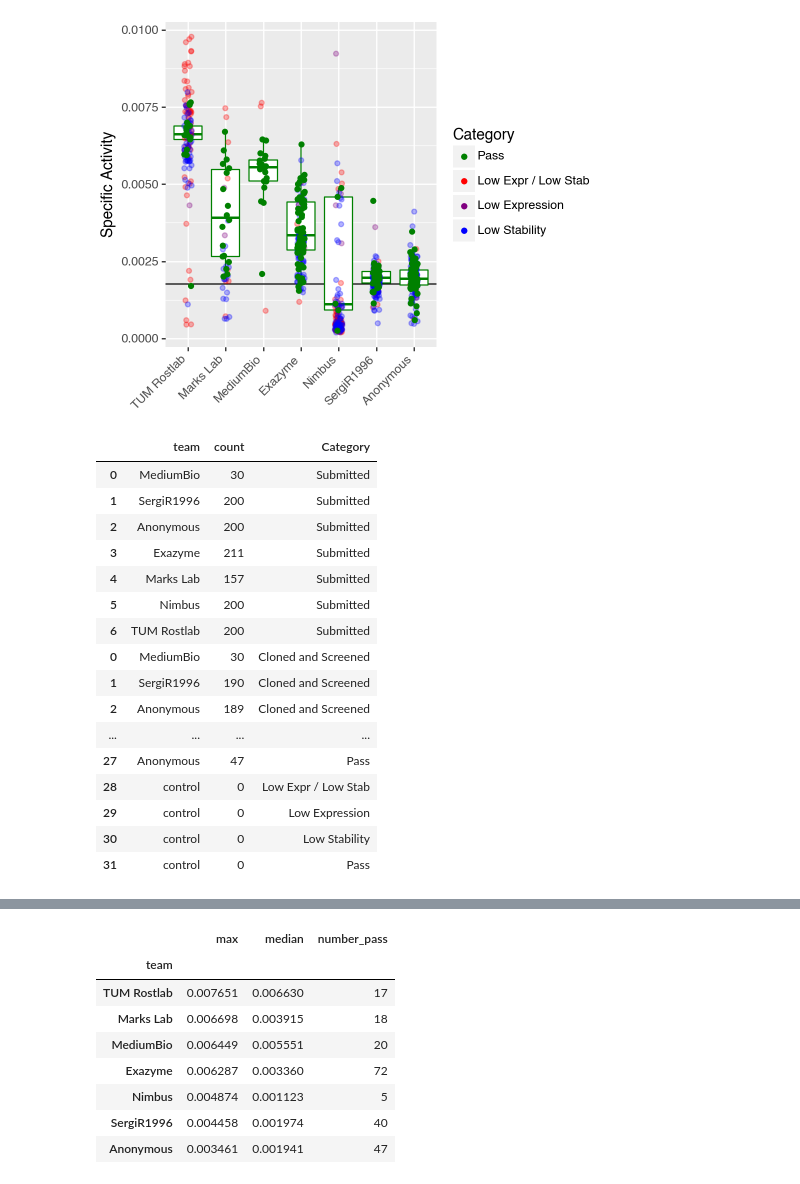
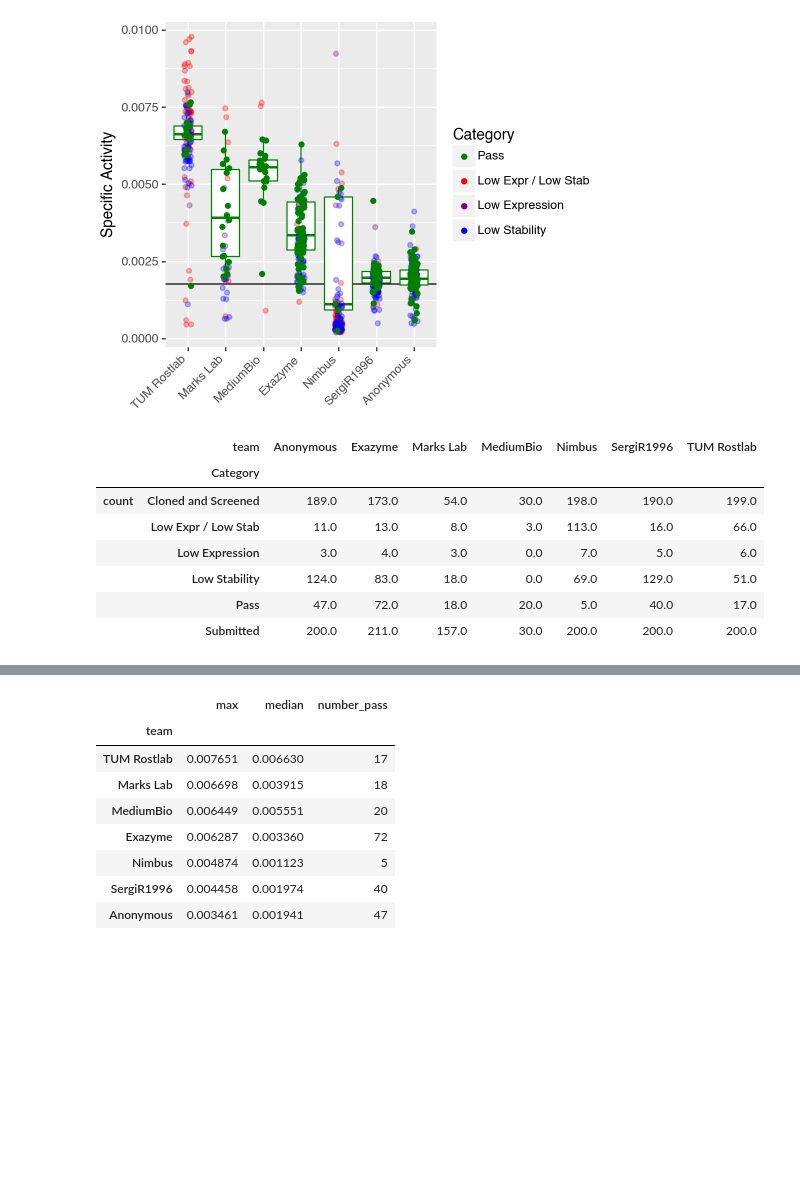
Before and after one commit to the-protein-engineering-tournament/pet-pilot-2023, a Jupyter notebook: in_vitro/02-plots.ipynb, the cells around one changed output, grey strips where cells are left out. Cells and saved outputs as stored; diff of their text form; code cells hidden in the pictures; blank space fills up the shorter version.

```diff
--- a/in_vitro/02-plots.ipynb
+++ b/in_vitro/02-plots.ipynb
@@ -369,26 +369,22 @@ n_cat = (
     .rename(columns={0: "count"})
     .reset_index()
 )
-# %%
-pd.concat([n_sub, n_suc, n_cat])
-# %% [output]
-|  | team | count | Category |
-| 0 | MediumBio | 30 | Submitted |
-| 1 | SergiR1996 | 200 | Submitted |
-| 2 | Anonymous | 200 | Submitted |
-| 3 | Exazyme | 211 | Submitted |
-| 4 | Marks Lab | 157 | Submitted |
-| 5 | Nimbus | 200 | Submitted |
-| 6 | TUM Rostlab | 200 | Submitted |
-| 0 | MediumBio | 30 | Cloned and Screened |
-| 1 | SergiR1996 | 190 | Cloned and Screened |
-| 2 | Anonymous | 189 | Cloned and Screened |
-| ... | ... | ... | ... |
-| 27 | Anonymous | 47 | Pass |
-| 28 | control | 0 | Low Expr / Low Stab |
-| 29 | control | 0 | Low Expression |
-| 30 | control | 0 | Low Stability |
-| 31 | control | 0 | Pass |
 # %%
-counts = pd.concat([n_sub, n_suc, n_cat])
+counts = (
+    pd.concat([n_sub, n_suc, n_cat])
+    .set_index(["team", "Category"])
+    .unstack()
+    .T.drop(columns=["control"])
+)
+# %%
+counts
+# %% [output]
+|  | team | Anonymous | Exazyme | Marks Lab | MediumBio | Nimbus | SergiR1996 | TUM Rostlab |
+|  | Category |  |  |  |  |  |  |  |
+| count | Cloned and Screened | 189.0 | 173.0 | 54.0 | 30.0 | 198.0 | 190.0 | 199.0 |
+|  | Low Expr / Low Stab | 11.0 | 13.0 | 8.0 | 3.0 | 113.0 | 16.0 | 66.0 |
+|  | Low Expression | 3.0 | 4.0 | 3.0 | 0.0 | 7.0 | 5.0 | 6.0 |
+|  | Low Stability | 124.0 | 83.0 | 18.0 | 0.0 | 69.0 | 129.0 | 51.0 |
+|  | Pass | 47.0 | 72.0 | 18.0 | 20.0 | 5.0 | 40.0 | 17.0 |
+|  | Submitted | 200.0 | 211.0 | 157.0 | 30.0 | 200.0 | 200.0 | 200.0 |
 # %%
```
Also changed, not shown: parts of 3 cells of this notebook, 1 other file.
